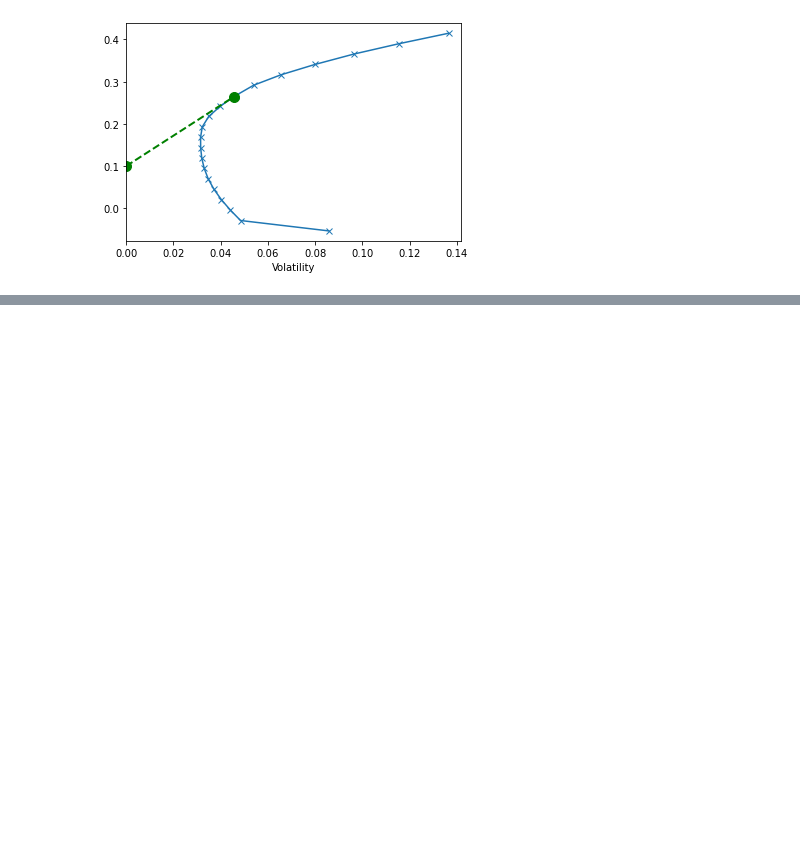
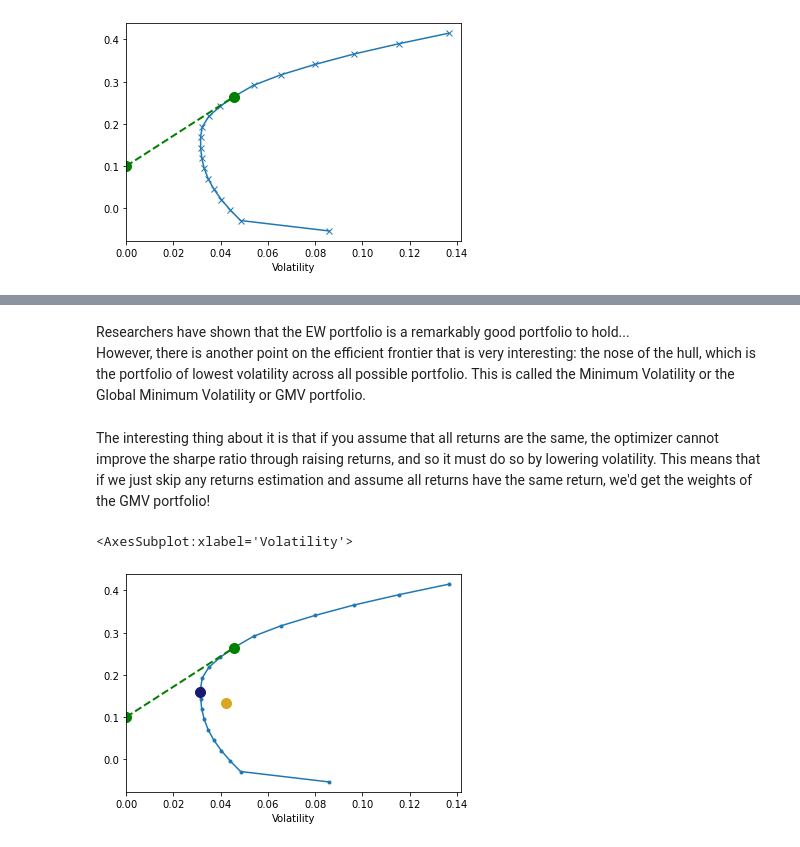
Before and after one commit to skacem/Investment-Management-with-Python-and-ML-Specialization, a Jupyter notebook: Course1/3-Intro_to_optimization/session4-Implementing-Markowitz.ipynb, the cells around one changed output, grey strips where cells are left out. Saved outputs shown, nothing was run; the diff lists cells and outputs as text; code cells hidden in the pictures; blank space fills up the shorter version.

```diff
--- a/Course1/3-Intro_to_optimization/session4-Implementing-Markowitz.ipynb
+++ b/Course1/3-Intro_to_optimization/session4-Implementing-Markowitz.ipynb
@@ -65,0 +155,10 @@ erk.plot_ef(20, er, cov, style='x-', show_cml=True, riskfree_rate=0.1);
+# %% [markdown]
+Researchers have shown that the EW portfolio is a remarkably good portfolio to hold...
+However, there is another point on the efficient frontier that is very interesting: the nose of the hull, which is the portfolio of lowest volatility across all possible portfolio. This is called the Minimum Volatility or the Global Minimum Volatility or GMV portfolio.
+# %% [markdown]
+The interesting thing about it is that if you assume that all returns are the same, the optimizer cannot improve the sharpe ratio through raising returns, and so it must do so by lowering volatility. This means that if we just skip any returns estimation and assume all returns have the same return, we'd get the weights of the GMV portfolio!
+# %%
+erk.plot_ef(20, er, cov, show_cml=True, riskfree_rate=0.1, show_ew=True, show_gmv=True)
+# %% [output]
+<AxesSubplot:xlabel='Volatility'>
+[figure, added]
```
Also changed, not shown: parts of 13 cells of this notebook.
